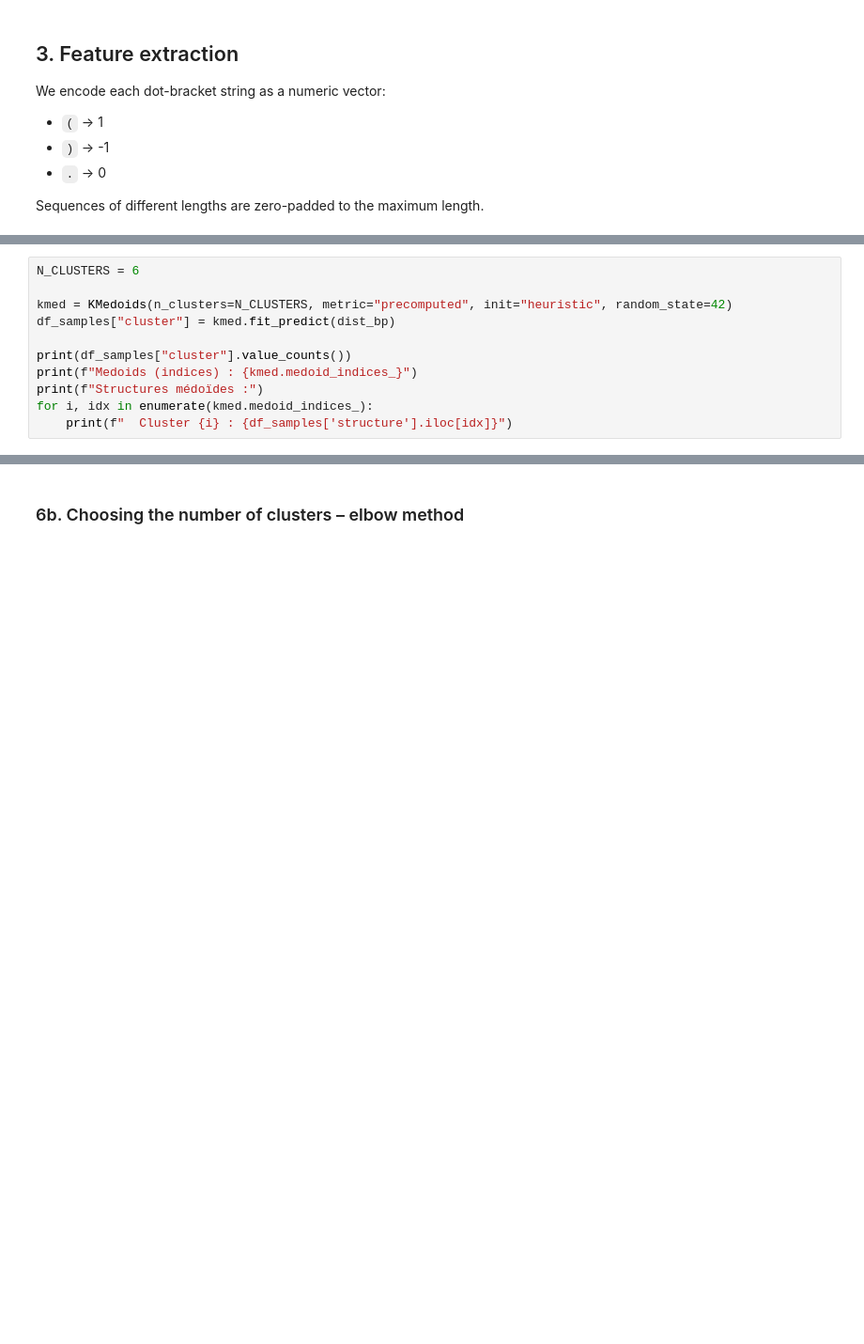
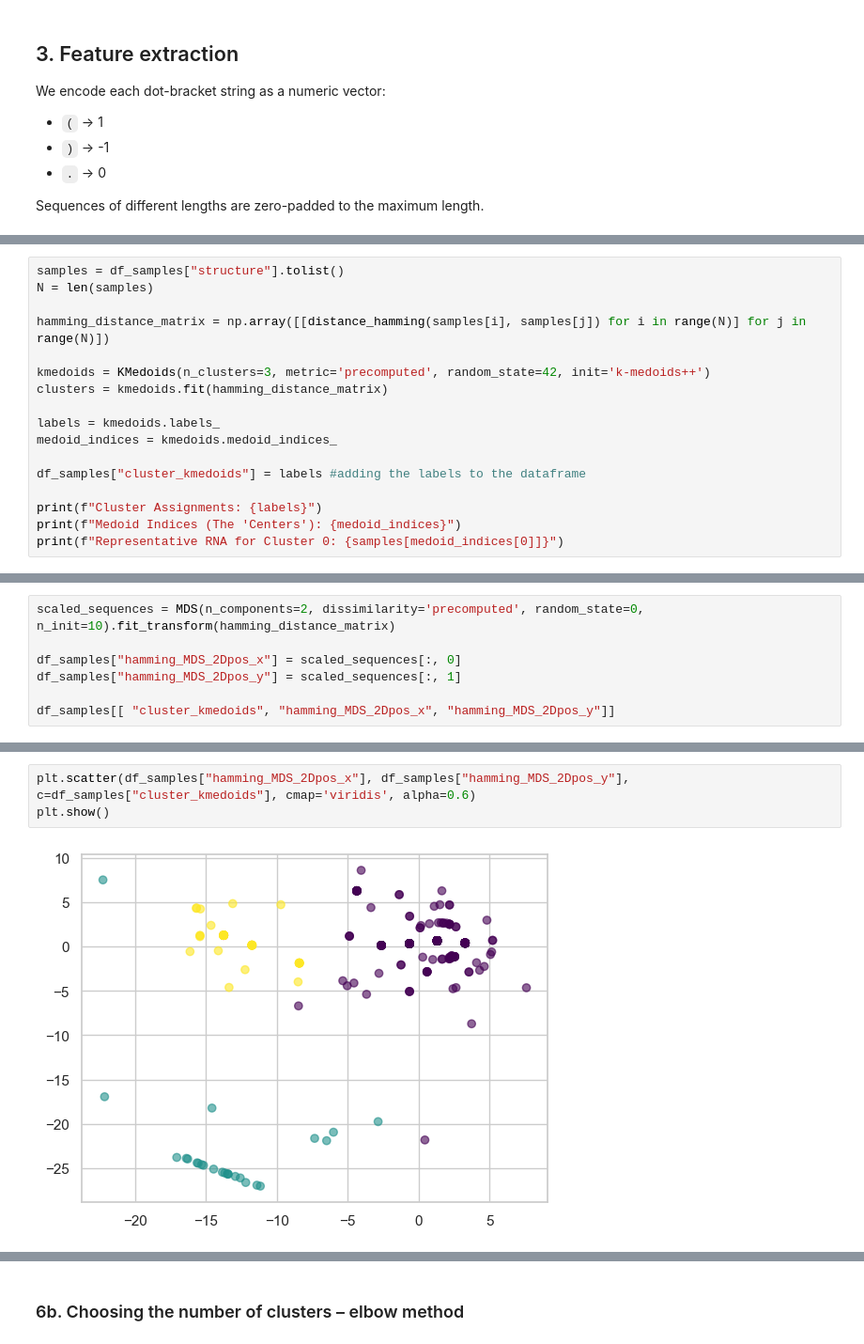
Before and after one commit to beline-y/Clustering-of-RNA-structures, a Jupyter notebook: clustering_rna_structures.ipynb, the cells around one changed output, grey strips where cells are left out. Shown at 94% size. Saved outputs shown, nothing was run; the diff lists cells and outputs as text; blank space fills up the shorter version.

```diff
--- a/clustering_rna_structures.ipynb
+++ b/clustering_rna_structures.ipynb
@@ -434,11 +350,0 @@ Séquence utilisée : GCGGAUUUAGCUCAGUUGGGAGAGCGCCAGACUGAAGAUCUGGAGGUCCUGUGUUCGA
-# %%
-N_CLUSTERS = 6
-
-kmed = KMedoids(n_clusters=N_CLUSTERS, metric="precomputed", init="heuristic", random_state=42)
-df_samples["cluster"] = kmed.fit_predict(dist_bp)
-
-print(df_samples["cluster"].value_counts())
-print(f"Medoids (indices) : {kmed.medoid_indices_}")
-print(f"Structures médoïdes :")
-for i, idx in enumerate(kmed.medoid_indices_):
-    print(f"  Cluster {i} : {df_samples['structure'].iloc[idx]}")
@@ -533,0 +522,17 @@ plt.show()
+# %%
+samples = df_samples["structure"].tolist()
+N = len(samples)
+
+hamming_distance_matrix = np.array([[distance_hamming(samples[i], samples[j]) for i in range(N)] for j in range(N)])
+
+kmedoids = KMedoids(n_clusters=3, metric='precomputed', random_state=42, init='k-medoids++')
+clusters = kmedoids.fit(hamming_distance_matrix)
+
+labels = kmedoids.labels_
+medoid_indices = kmedoids.medoid_indices_
+
+df_samples["cluster_kmedoids"] = labels #adding the labels to the dataframe
+
+print(f"Cluster Assignments: {labels}")
+print(f"Medoid Indices (The 'Centers'): {medoid_indices}")
+print(f"Representative RNA for Cluster 0: {samples[medoid_indices[0]]}")
@@ -533,0 +563,7 @@ plt.show()
+# %%
+scaled_sequences = MDS(n_components=2, dissimilarity='precomputed', random_state=0, n_init=10).fit_transform(hamming_distance_matrix)
+
+df_samples["hamming_MDS_2Dpos_x"] = scaled_sequences[:, 0]
+df_samples["hamming_MDS_2Dpos_y"] = scaled_sequences[:, 1]
+
+df_samples[[ "cluster_kmedoids", "hamming_MDS_2Dpos_x", "hamming_MDS_2Dpos_y"]]
@@ -533,0 +584,5 @@ plt.show()
+# %%
+plt.scatter(df_samples["hamming_MDS_2Dpos_x"], df_samples["hamming_MDS_2Dpos_y"], c=df_samples["cluster_kmedoids"], cmap='viridis', alpha=0.6)
+plt.show()
+# %% [output]
+[figure, added]
```
Also changed, not shown: parts of 61 cells of this notebook.
